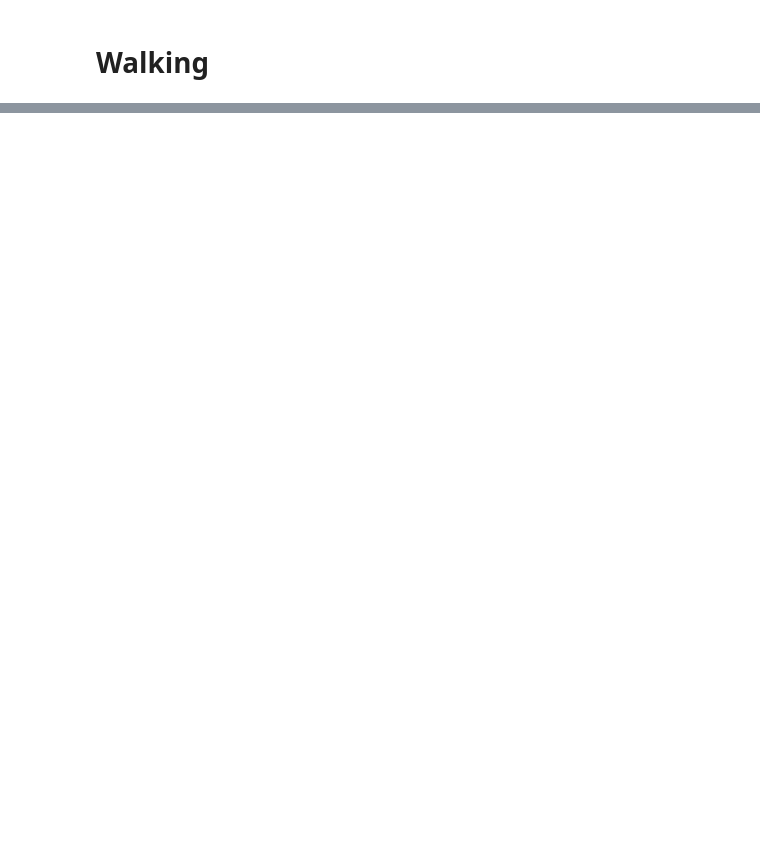
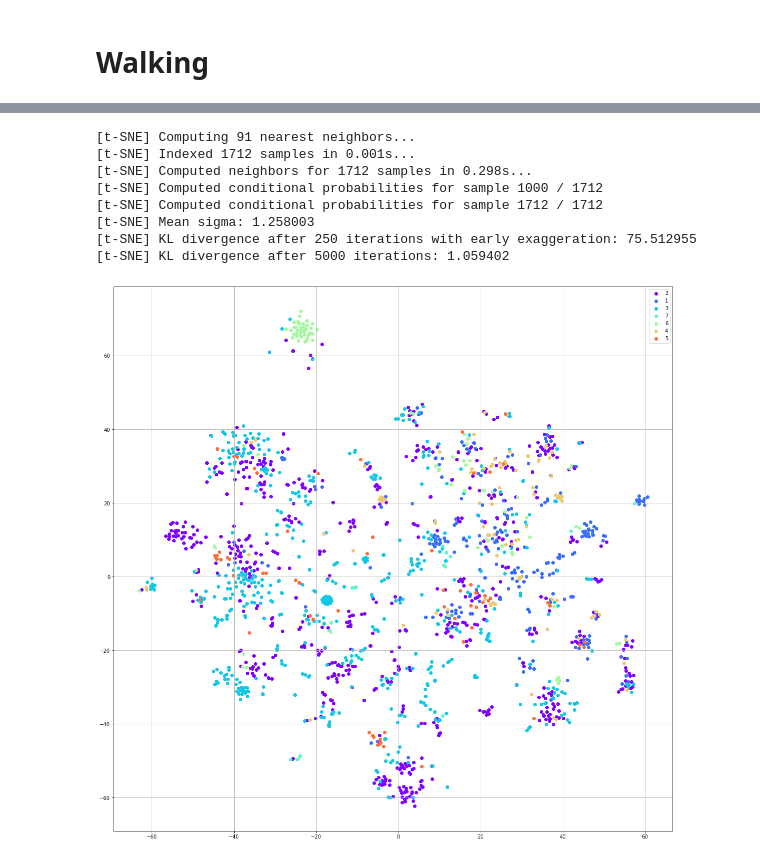
Before and after one commit to bio-ontology-research-group/mowl, a Jupyter notebook: mowl/examples/Walking/Walking.ipynb, the cells around one changed output, grey strips where cells are left out. Drawn from its saved outputs; the diff is of its cells as text; code cells hidden in the pictures; blank space fills up the shorter version.

```diff
--- a/mowl/examples/Walking/Walking.ipynb
+++ b/mowl/examples/Walking/Walking.ipynb
@@ -381,0 +29,20 @@ plt.show()
+# %%
+def getOntProjection():
+    logging.info("Creating dataset...")
+    start = time.time()
+    dataset = PPIYeastSlimDataset()
+    end = time.time()
+    logging.info("Dataset created in %f seconds", end-start)
+
+    logging.info("Projecting graph...")
+    start = time.time()
+    parser = parser_factory(
+        "dl2vec", # taxonomy, taxonomy_rels, owl2vec_star
+        dataset.ontology,
+        bidirectional_taxonomy=True)
+
+    edges = parser.parse()
+    end = time.time()
+    logging.info("Graph projected in %f seconds", end - start)
+    entities, _ = Edge.getEntitiesAndRelations(edges)
+    return edges, entities
@@ -381,0 +143,2 @@ plt.show()
+# %%
+edges, entities = getOntProjection()
@@ -381,0 +347,19 @@ plt.show()
+# %%
+logging.info("Walking..")
+start = time.time()
+walksFile = "data/walksWalkRDFAndOWL"
+
+walker = WRO(
+        edges,
+        100, #num_walks
+        100, #walk_length
+        walksFile,
+        workers = 16, #num_workers,
+    )
+
+
+walker.walk()
+end = time.time()
+logging.info("Walks generated in %f seconds", end - start)
+
+wroEmbeddings, size = learnEmbeddingsWithWord2Vec(walksFile, entities)
@@ -381,0 +424,12 @@ plt.show()
+# %%
+plotTSNE(wroEmbeddings, size)
+# %% [output]
+[t-SNE] Computing 91 nearest neighbors...
+[t-SNE] Indexed 1712 samples in 0.001s...
+[t-SNE] Computed neighbors for 1712 samples in 0.298s...
+[t-SNE] Computed conditional probabilities for sample 1000 / 1712
+[t-SNE] Computed conditional probabilities for sample 1712 / 1712
+[t-SNE] Mean sigma: 1.258003
+[t-SNE] KL divergence after 250 iterations with early exaggeration: 75.512955
+[t-SNE] KL divergence after 5000 iterations: 1.059402
+[figure, added]
```
Also changed, not shown: parts of 34 cells of this notebook, 1 other file.
